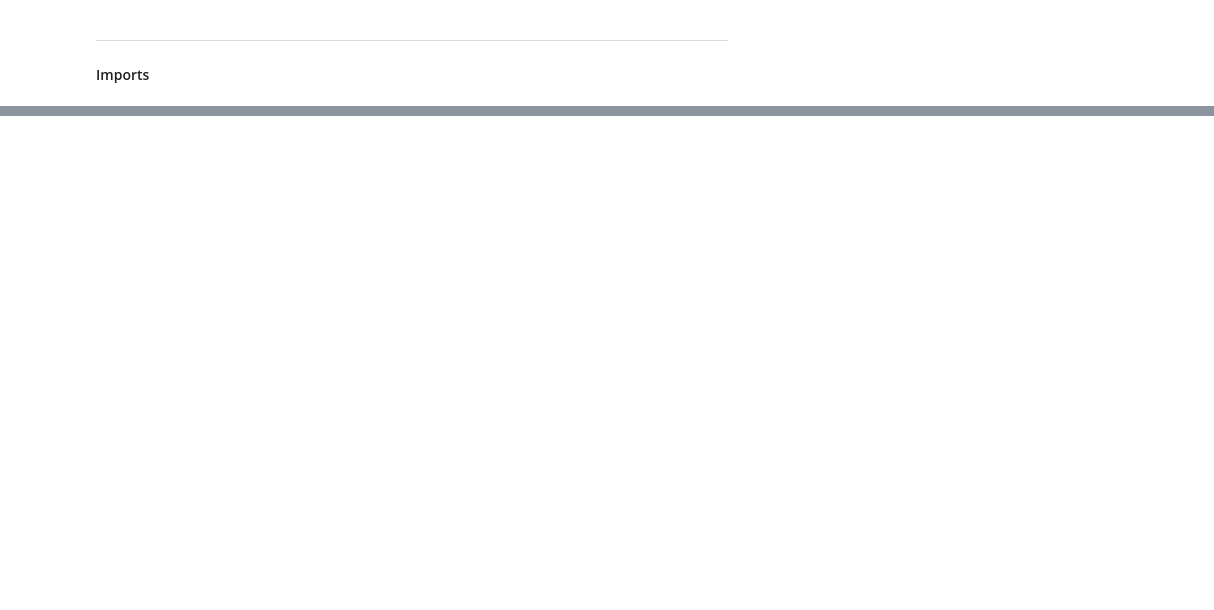
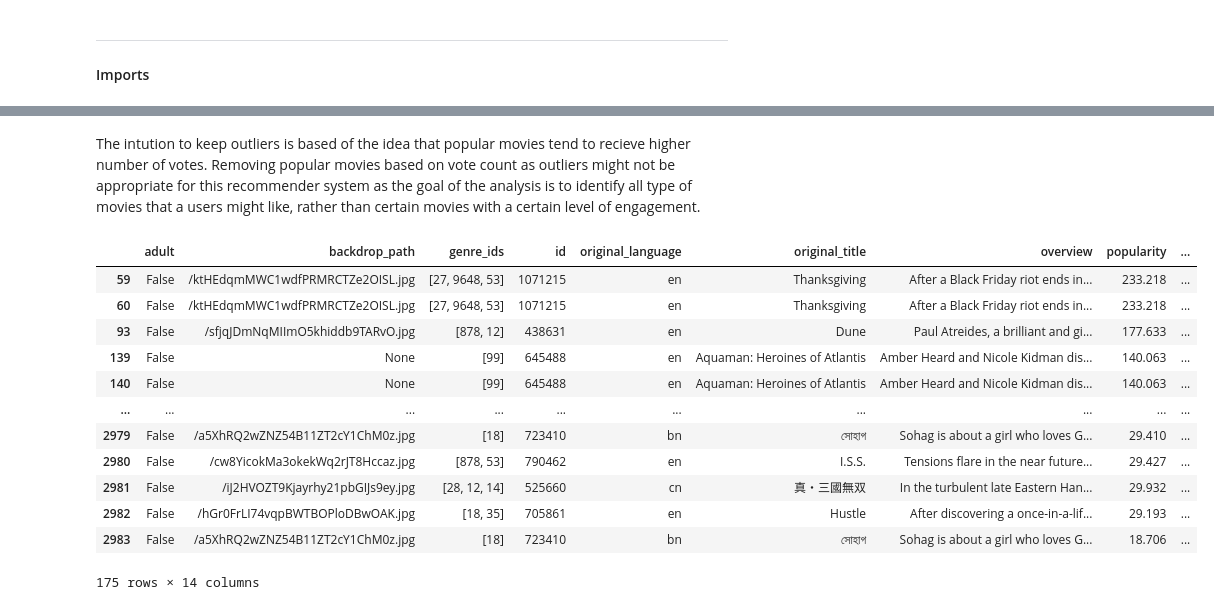
Before and after one commit to tamadasun/Integrated-Movie-Recommendation-and-Analysis, a Jupyter notebook: notebooks/01_Data_Cleaning_and_EDA.ipynb, the cells around one changed output, grey strips where cells are left out. Cells and saved outputs as stored; diff of their text form; code cells hidden in the pictures; blank space fills up the shorter version.

```diff
--- a/notebooks/01_Data_Cleaning_and_EDA.ipynb
+++ b/notebooks/01_Data_Cleaning_and_EDA.ipynb
@@ -63,0 +254,20 @@ We use the TMDB API to collect comprehensive movie data, ensuring a diverse and
+# %% [markdown]
+The intution to keep outliers is based of the idea that popular movies tend to recieve higher number of votes. Removing popular movies based on vote count as outliers might not be appropriate for this recommender system as the goal of the analysis is to identify all type of movies that a users might like, rather than certain movies with a certain level of engagement.
+# %%
+#checking duplicates in title column
+title_duplicates = tmdb_df[tmdb_df.duplicated(subset='title', keep=False)]
+title_duplicates
+# %% [output]
+|  | adult | backdrop_path | genre_ids | id | original_language | original_title | overview | popularity | ... |
+| 59 | False | /ktHEdqmMWC1wdfPRMRCTZe2OISL.jpg | [27, 9648, 53] | 1071215 | en | Thanksgiving | After a Black Friday riot ends in... | 233.218 | ... |
+| 60 | False | /ktHEdqmMWC1wdfPRMRCTZe2OISL.jpg | [27, 9648, 53] | 1071215 | en | Thanksgiving | After a Black Friday riot ends in... | 233.218 | ... |
+| 93 | False | /sfjqJDmNqMIImO5khiddb9TARvO.jpg | [878, 12] | 438631 | en | Dune | Paul Atreides, a brilliant and gi... | 177.633 | ... |
+| 139 | False | None | [99] | 645488 | en | Aquaman: Heroines of Atlantis | Amber Heard and Nicole Kidman dis... | 140.063 | ... |
+| 140 | False | None | [99] | 645488 | en | Aquaman: Heroines of Atlantis | Amber Heard and Nicole Kidman dis... | 140.063 | ... |
+| ... | ... | ... | ... | ... | ... | ... | ... | ... | ... |
+| 2979 | False | /a5XhRQ2wZNZ54B11ZT2cY1ChM0z.jpg | [18] | 723410 | bn | সোহাগ | Sohag is about a girl who loves G... | 29.410 | ... |
+| 2980 | False | /cw8YicokMa3okekWq2rJT8Hccaz.jpg | [878, 53] | 790462 | en | I.S.S. | Tensions flare in the near future... | 29.427 | ... |
+| 2981 | False | /iJ2HVOZT9Kjayrhy21pbGIJs9ey.jpg | [28, 12, 14] | 525660 | cn | 真・三國無双 | In the turbulent late Eastern Han... | 29.932 | ... |
+| 2982 | False | /hGr0FrLI74vqpBWTBOPloDBwOAK.jpg | [18, 35] | 705861 | en | Hustle | After discovering a once-in-a-lif... | 29.193 | ... |
+| 2983 | False | /a5XhRQ2wZNZ54B11ZT2cY1ChM0z.jpg | [18] | 723410 | bn | সোহাগ | Sohag is about a girl who loves G... | 18.706 | ... |
+175 rows × 14 columns
```
Also changed, not shown: parts of 34 cells of this notebook, 2 other files.
